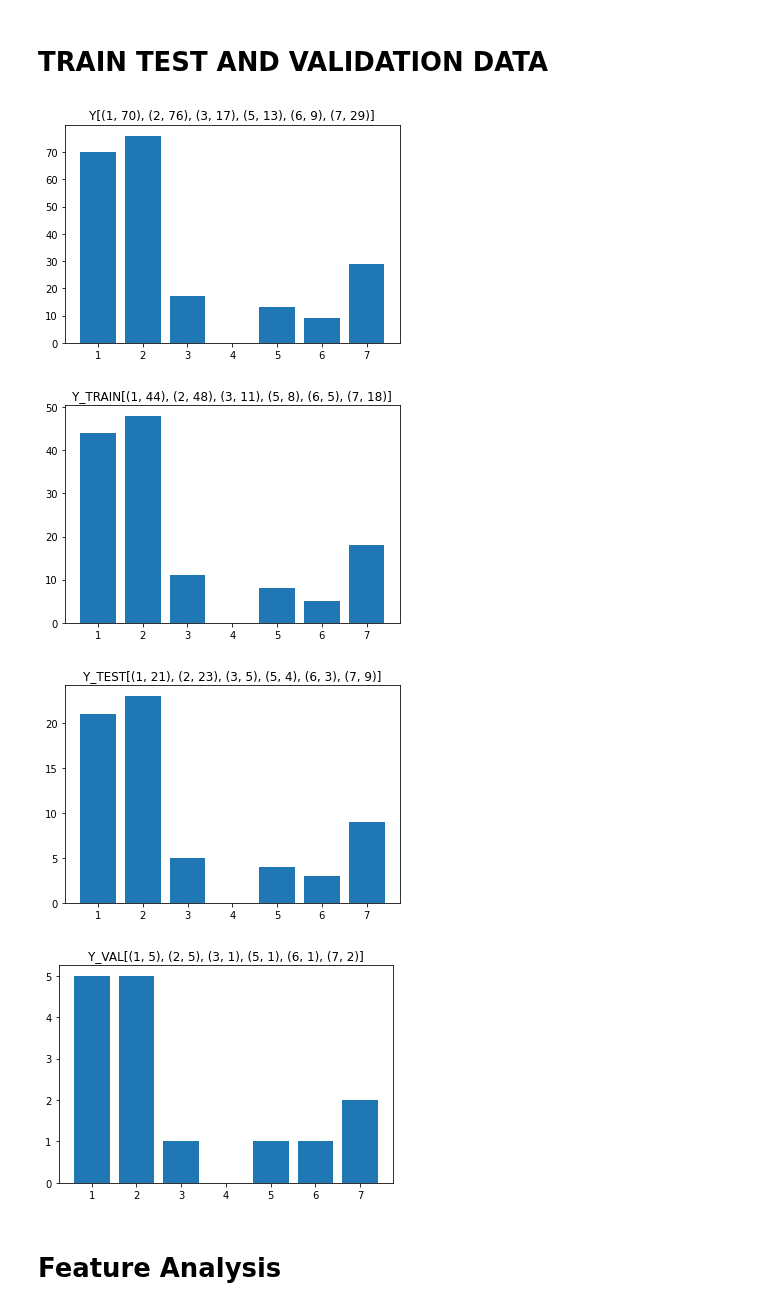
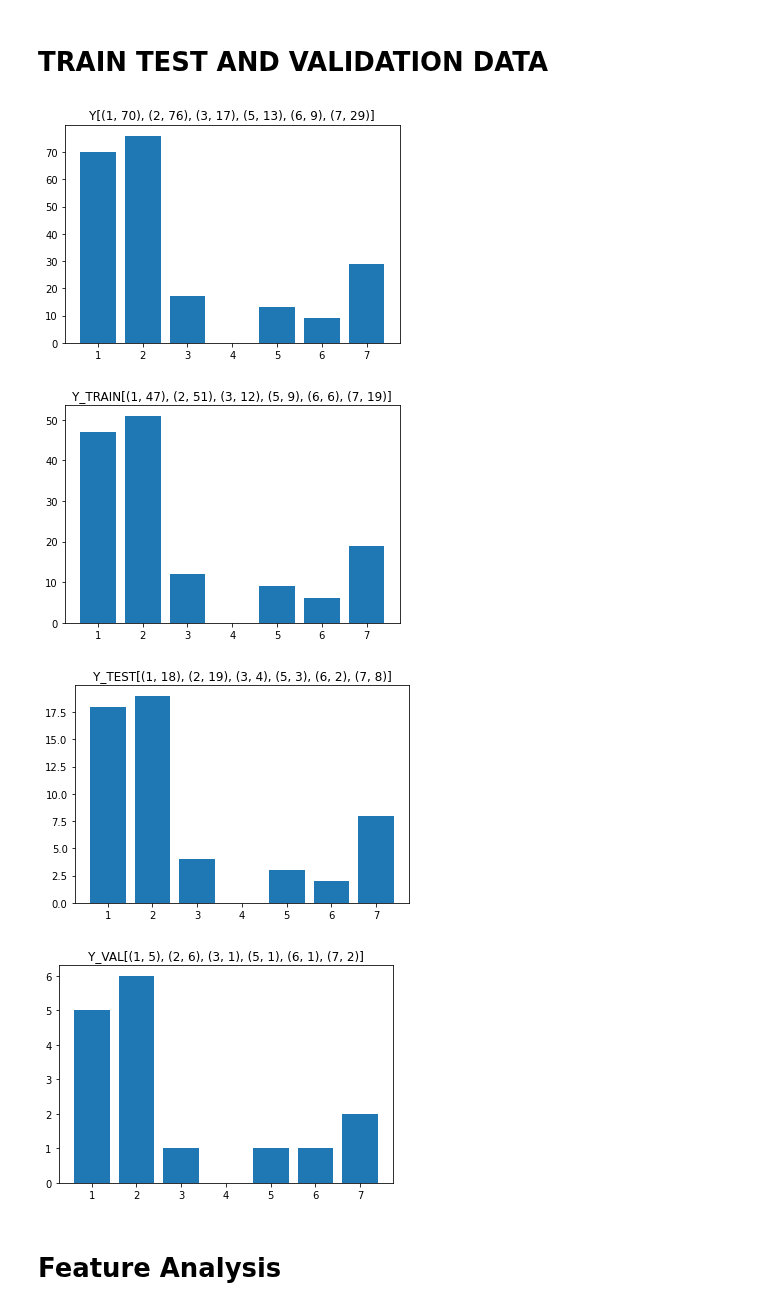
Before and after one commit to felipehigon/Batman, a Jupyter notebook: HungerGamesFelipe_4.ipynb, the cells around one changed output. Saved outputs shown, nothing was run; the diff lists cells and outputs as text; code cells hidden in the pictures.

```diff
--- a/HungerGamesFelipe_4.ipynb
+++ b/HungerGamesFelipe_4.ipynb
@@ -46,40 +46,47 @@ dataframe.shape
 # %%
 def plot_classes(Y, title):
   # function to show values on bars
   Y_counts = dict(Y['type_of_glass'].value_counts())
   plt.bar(list(Y_counts.keys()), Y_counts.values())
   #plt.title((Y_counts.items()))
   title += str(sorted(Y_counts.items()))
   plt.title(title)
   plt.show()
 
-def train_test(dataframe,Test_size):
+def train_test_Val(dataframe,Y_col,Test_size=0.25, Val_size=0.10, Normalize=True):
 
-  X = dataframe.drop(['type_of_glass'], axis=1)
-  Y = dataframe.loc[:,['type_of_glass']]
+  X = dataframe.drop([Y_col], axis=1)
+  Y = dataframe.loc[:,[Y_col]]
 
   X_train, X_test, Y_train, Y_test = train_test_split(X, Y, test_size = Test_size, stratify=Y)
-  X_train, X_val, Y_train, Y_val = train_test_split(X_train, Y_train, test_size = 0.10, stratify= Y_train)
+
+  if Val_size > 0:
+    X_train, X_val, Y_train, Y_val = train_test_split(X_train, Y_train, test_size = Val_size, stratify= Y_train)
 
   # Normalize with X_train for all datas
-  #scaler = preprocessing.StandardScaler().fit(X_train)
-  #X_train = scaler.transform(X_train)
-  #X_test = scaler.transform(X_test)
-  #X_val = scaler.transform(X_val)
+  if Normalize:
+    scaler = preprocessing.StandardScaler().fit(X_train)
+    X_test = scaler.transform(X_test)
+    X_val = scaler.transform(X_val)
+    if Val_size > 0:
+      X_train = scaler.transform(X_train)
 
   plot_classes(Y, "Y")
   plot_classes(Y_train, "Y_TRAIN")
   plot_classes(Y_test, "Y_TEST")
-  plot_classes(Y_val, "Y_VAL")
-  return X, Y, X_train, X_test, Y_train, Y_test, X_val, Y_val
+  if Val_size > 0:
+    plot_classes(Y_val, "Y_VAL")
+    return X, Y, X_train, X_test, Y_train, Y_test, X_val, Y_val
+  else:
+    return X, Y, X_train, X_test, Y_train, Y_test
 
 
-X, Y, X_train, X_test, Y_train, Y_test, X_val, Y_val = train_test(dataframe,0.30)
+X, Y, X_train, X_test, Y_train, Y_test, X_val, Y_val = train_test_Val(dataframe,'type_of_glass')
 # %% [output]
 [figure]
-[figure, old version]
+[figure, new version]
-[figure, old version]
+[figure, new version]
-[figure, old version]
+[figure, new version]
 # %% [markdown]
 # Feature Analysis
 # %%
```
Also changed, not shown: parts of 18 cells of this notebook.
